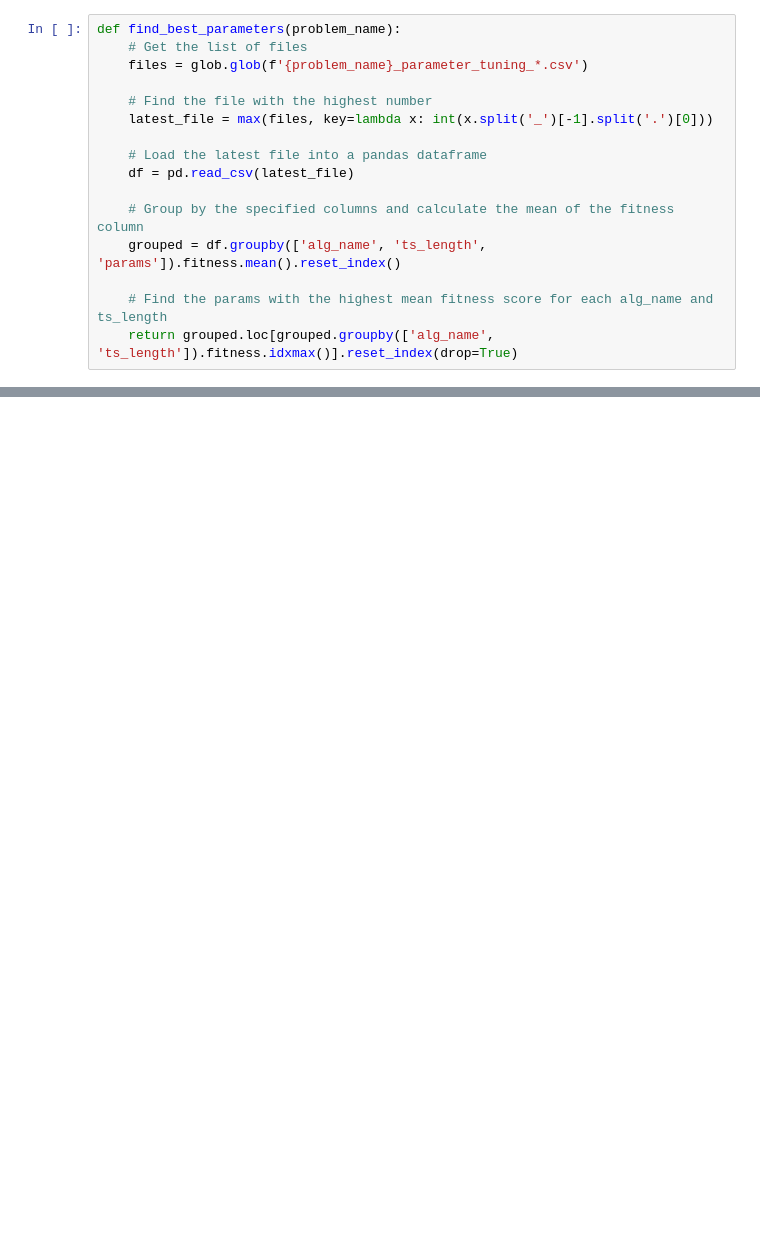
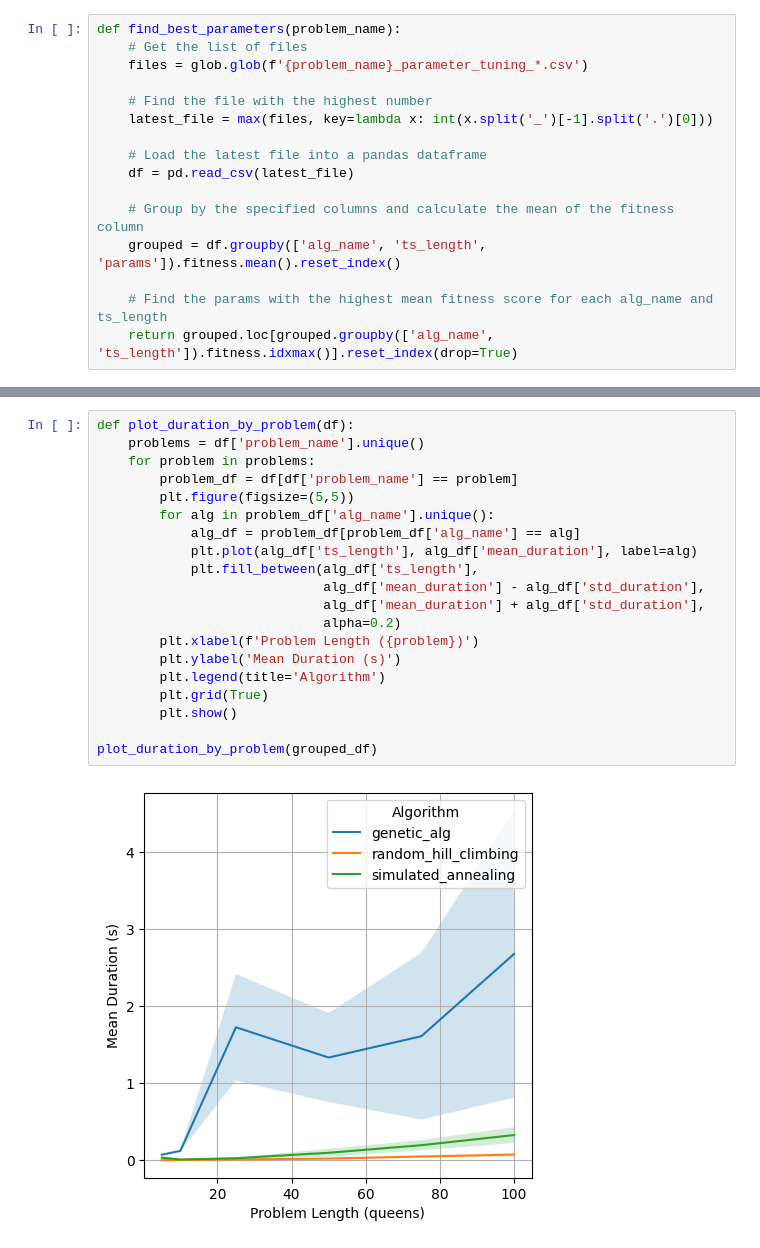
Before and after one commit to TimLampen/7641, a Jupyter notebook: a2/randomized_optimization.ipynb, the cells around one changed output, grey strips where cells are left out. Cells and saved outputs as stored; diff of their text form; blank space fills up the shorter version.

```diff
--- a/a2/randomized_optimization.ipynb
+++ b/a2/randomized_optimization.ipynb
@@ -148,0 +68,22 @@ output_df.to_csv(f"travelling_salesman_parameter_performance{time.time()}.csv")
+# %%
+def plot_duration_by_problem(df):
+    problems = df['problem_name'].unique()
+    for problem in problems:
+        problem_df = df[df['problem_name'] == problem]
+        plt.figure(figsize=(5,5))
+        for alg in problem_df['alg_name'].unique():
+            alg_df = problem_df[problem_df['alg_name'] == alg]
+            plt.plot(alg_df['ts_length'], alg_df['mean_duration'], label=alg)
+            plt.fill_between(alg_df['ts_length'],
+                             alg_df['mean_duration'] - alg_df['std_duration'],
+                             alg_df['mean_duration'] + alg_df['std_duration'],
+                             alpha=0.2)
+        plt.xlabel(f'Problem Length ({problem})')
+        plt.ylabel('Mean Duration (s)')
+        plt.legend(title='Algorithm')
+        plt.grid(True)
+        plt.show()
+
+plot_duration_by_problem(grouped_df)
+# %% [output]
+[figure, added]
```
Also changed, not shown: parts of 8 cells of this notebook, 24 other files.
